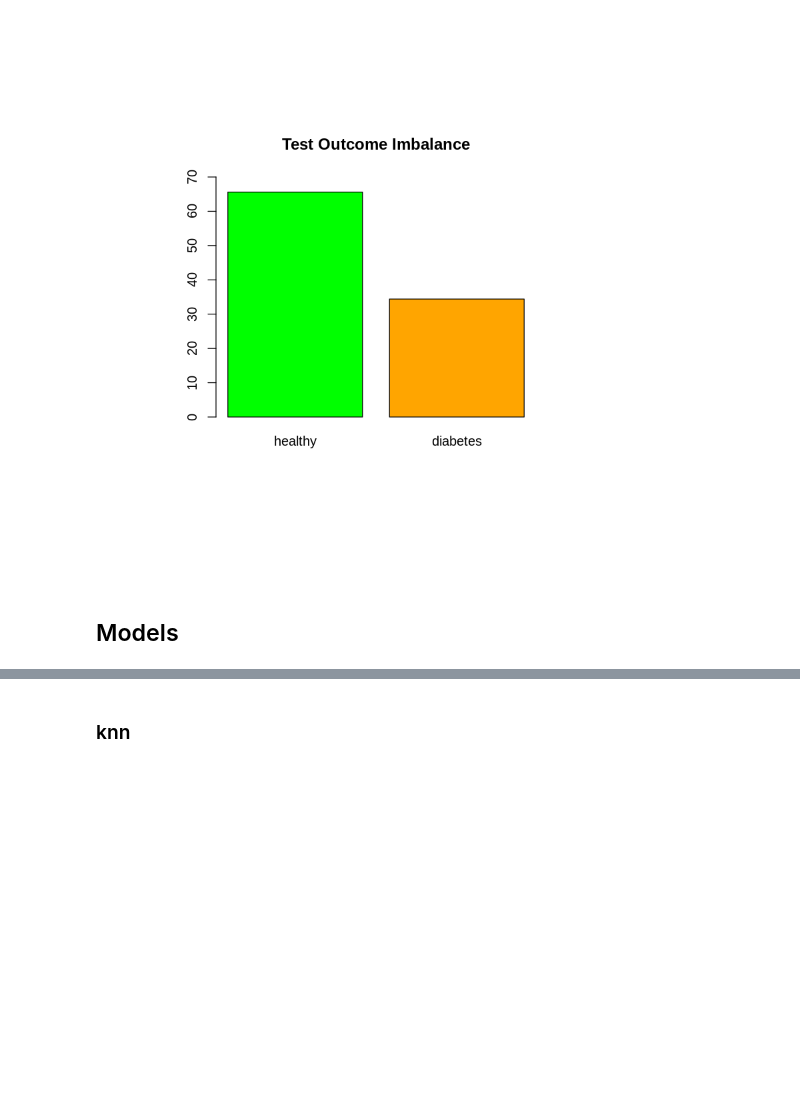
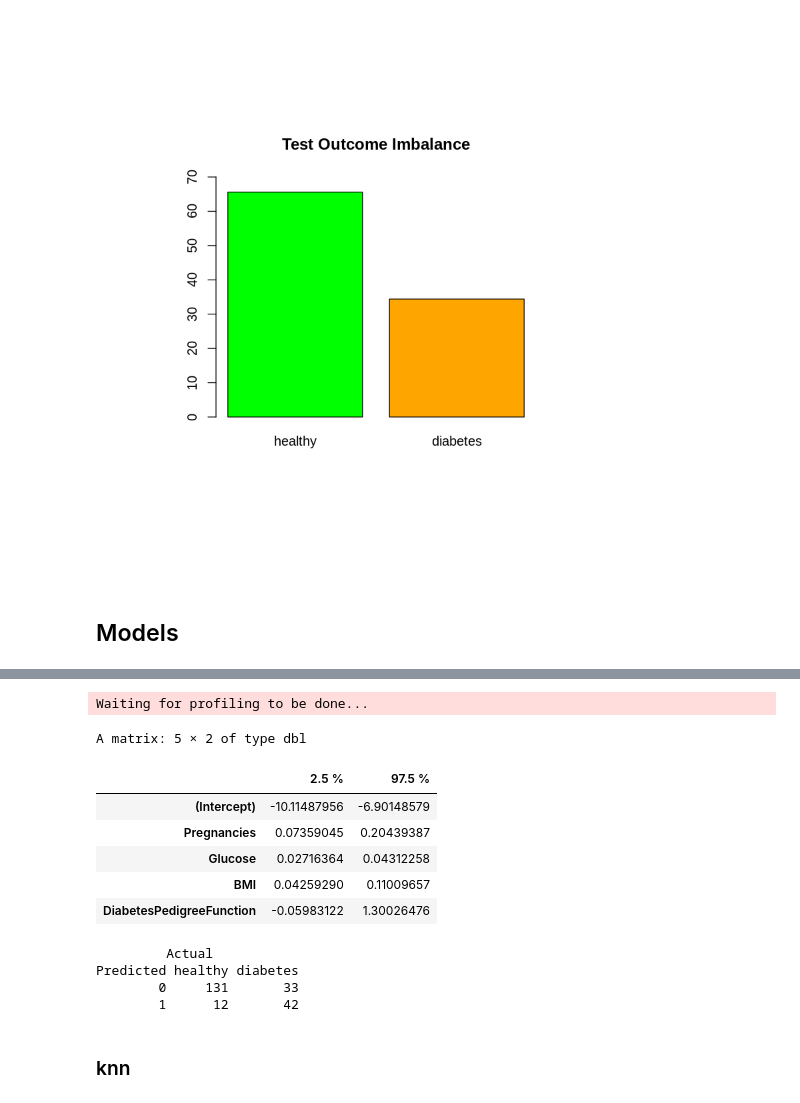
Before and after one commit to yerartdev/tfm-pb, a Jupyter notebook: poc-class-r-pima-indians-diabetes.ipynb, the cells around one changed output, grey strips where cells are left out. Cells and saved outputs as stored; diff of their text form; code cells hidden in the pictures; blank space fills up the shorter version.

```diff
--- a/poc-class-r-pima-indians-diabetes.ipynb
+++ b/poc-class-r-pima-indians-diabetes.ipynb
@@ -519,0 +580,12 @@ barplot(100*prop.table(table(pima_test$Outcome)),
+# %%
+#::GMG::95% CI for the coefficients
+confint(fit_pima2)
+# %% [output]
+Waiting for profiling to be done...
+A matrix: 5 × 2 of type dbl
+|  | 2.5 % | 97.5 % |
+| (Intercept) | -10.11487956 | -6.90148579 |
+| Pregnancies | 0.07359045 | 0.20439387 |
+| Glucose | 0.02716364 | 0.04312258 |
+| BMI | 0.04259290 | 0.11009657 |
+| DiabetesPedigreeFunction | -0.05983122 | 1.30026476 |
@@ -520,3 +601,10 @@ barplot(100*prop.table(table(pima_test$Outcome)),
+# %%
+t
+# %% [output]
+         Actual
+Predicted healthy diabetes
+        0     131       33
+        1      12       42
 # %% [markdown]
 ### knn
 # %% [markdown]
```
Also changed, not shown: parts of 11 cells of this notebook.
